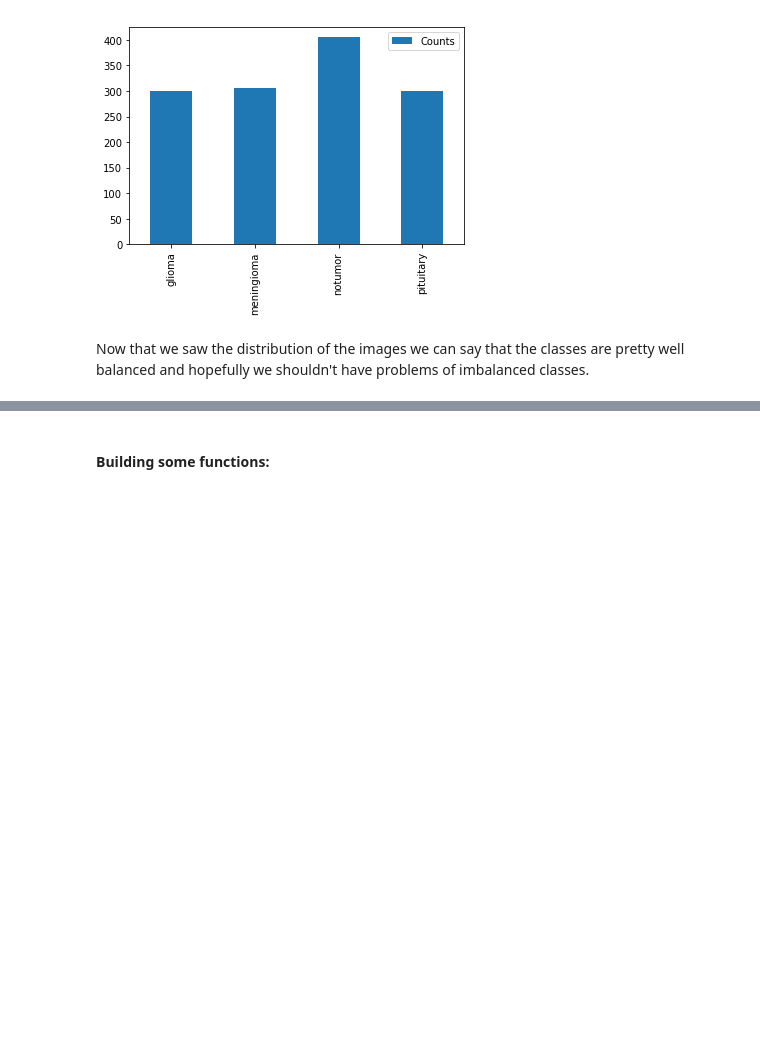
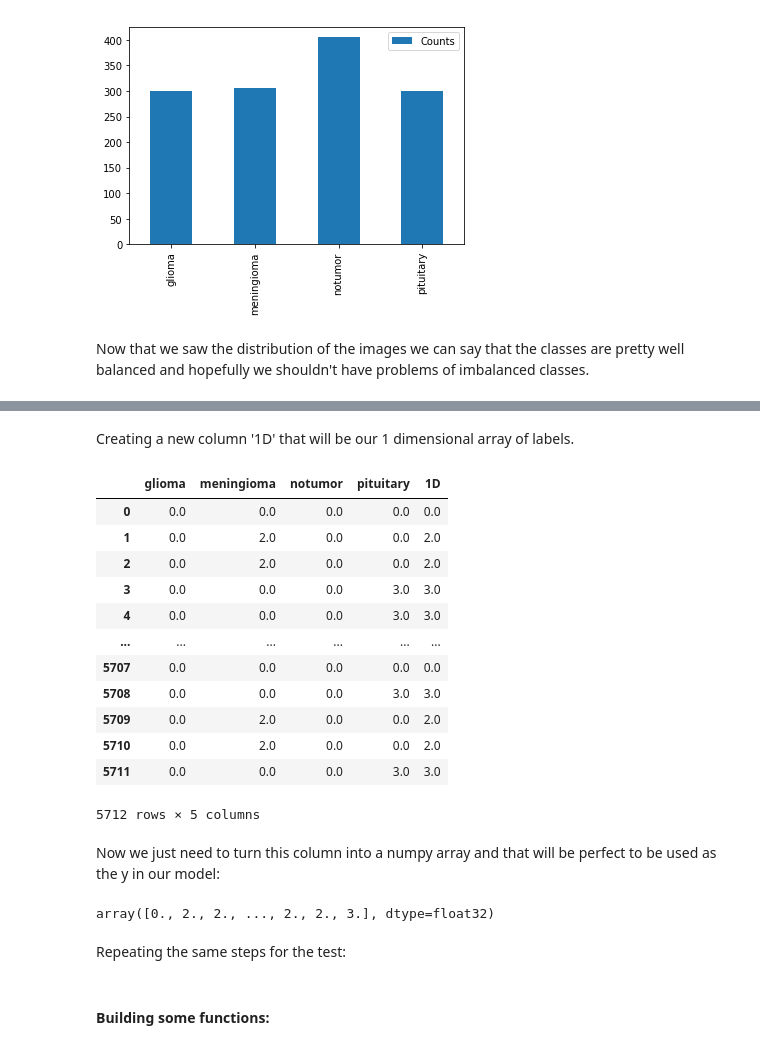
Before and after one commit to MNLKuzmin/BrainMRI, a Jupyter notebook: Second_ProjectBrainMRI.ipynb, the cells around one changed output, grey strips where cells are left out. Cells and saved outputs as stored; diff of their text form; code cells hidden in the pictures; blank space fills up the shorter version.

Commit message:
reshaping labels for train

```diff
--- a/Second_ProjectBrainMRI.ipynb
+++ b/Second_ProjectBrainMRI.ipynb
@@ -170,0 +174,5 @@ Now that we saw the distribution of the images we can say that the classes are p
+# %%
+df_train.replace({'notumor': 1.0}, 0, inplace=True)
+df_train.replace({'glioma': 1.0}, 1, inplace=True)
+df_train.replace({'meningioma': 1.0}, 2, inplace=True)
+df_train.replace({'pituitary': 1.0}, 3, inplace=True)
@@ -171,3 +195,32 @@ Now that we saw the distribution of the images we can say that the classes are p
+# %% [markdown]
+Creating a new column '1D' that will be our 1 dimensional array of labels.
+# %%
+df_train['1D']=df_train['glioma']+df_train['meningioma']+df_train['notumor']+df_train['pituitary']
+# %%
+df_train
+# %% [output]
+|  | glioma | meningioma | notumor | pituitary | 1D |
+| 0 | 0.0 | 0.0 | 0.0 | 0.0 | 0.0 |
+| 1 | 0.0 | 2.0 | 0.0 | 0.0 | 2.0 |
+| 2 | 0.0 | 2.0 | 0.0 | 0.0 | 2.0 |
+| 3 | 0.0 | 0.0 | 0.0 | 3.0 | 3.0 |
+| 4 | 0.0 | 0.0 | 0.0 | 3.0 | 3.0 |
+| ... | ... | ... | ... | ... | ... |
+| 5707 | 0.0 | 0.0 | 0.0 | 0.0 | 0.0 |
+| 5708 | 0.0 | 0.0 | 0.0 | 3.0 | 3.0 |
+| 5709 | 0.0 | 2.0 | 0.0 | 0.0 | 2.0 |
+| 5710 | 0.0 | 2.0 | 0.0 | 0.0 | 2.0 |
+| 5711 | 0.0 | 0.0 | 0.0 | 3.0 | 3.0 |
+5712 rows × 5 columns
+# %% [markdown]
+Now we just need to turn this column into a numpy array and that will be perfect to be used as the y in our model:
+# %%
+train_y=df_train['1D'].to_numpy()
+train_y
+# %% [output]
+array([0., 2., 2., ..., 2., 2., 3.], dtype=float32)
+# %% [markdown]
+Repeating the same steps for the test:
 # %% [markdown]
 #### Building some functions:
 # %% [markdown]
```
Also changed, not shown: parts of 7 cells of this notebook.
